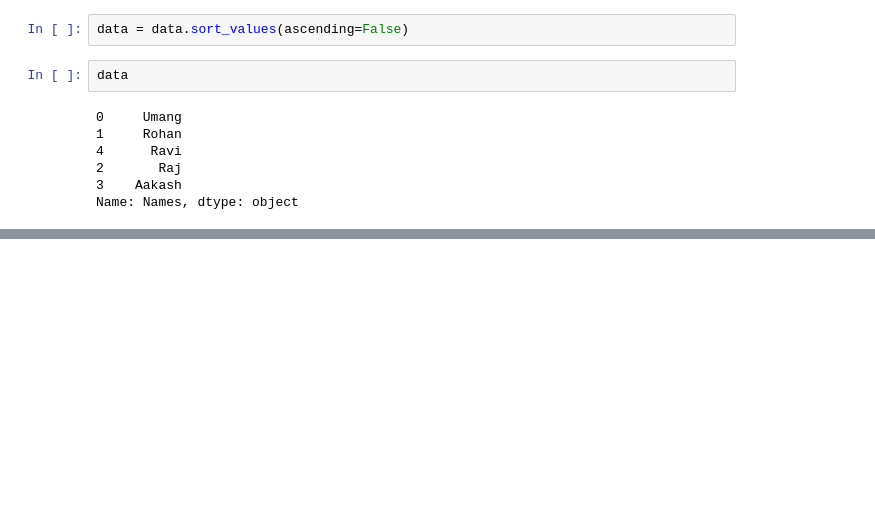
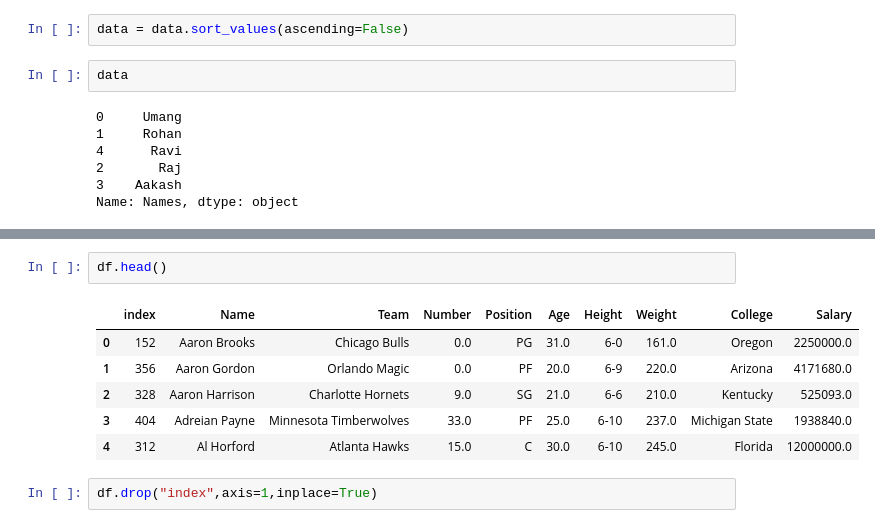
Before and after one commit to umangkejriwal1122/Machine-Learning, a Jupyter notebook: Pandas - Basics.ipynb, the cells around one changed output, grey strips where cells are left out. Saved outputs shown, nothing was run; the diff lists cells and outputs as text; blank space fills up the shorter version.

```diff
--- a/Pandas - Basics.ipynb
+++ b/Pandas - Basics.ipynb
@@ -193,0 +507,11 @@ Name: Names, dtype: object
+# %%
+df.head()
+# %% [output]
+|  | index | Name | Team | Number | Position | Age | Height | Weight | College | Salary |
+| 0 | 152 | Aaron Brooks | Chicago Bulls | 0.0 | PG | 31.0 | 6-0 | 161.0 | Oregon | 2250000.0 |
+| 1 | 356 | Aaron Gordon | Orlando Magic | 0.0 | PF | 20.0 | 6-9 | 220.0 | Arizona | 4171680.0 |
+| 2 | 328 | Aaron Harrison | Charlotte Hornets | 9.0 | SG | 21.0 | 6-6 | 210.0 | Kentucky | 525093.0 |
+| 3 | 404 | Adreian Payne | Minnesota Timberwolves | 33.0 | PF | 25.0 | 6-10 | 237.0 | Michigan State | 1938840.0 |
+| 4 | 312 | Al Horford | Atlanta Hawks | 15.0 | C | 30.0 | 6-10 | 245.0 | Florida | 12000000.0 |
+# %%
+df.drop("index",axis=1,inplace=True)
```
Also changed, not shown: parts of 42 cells of this notebook.
